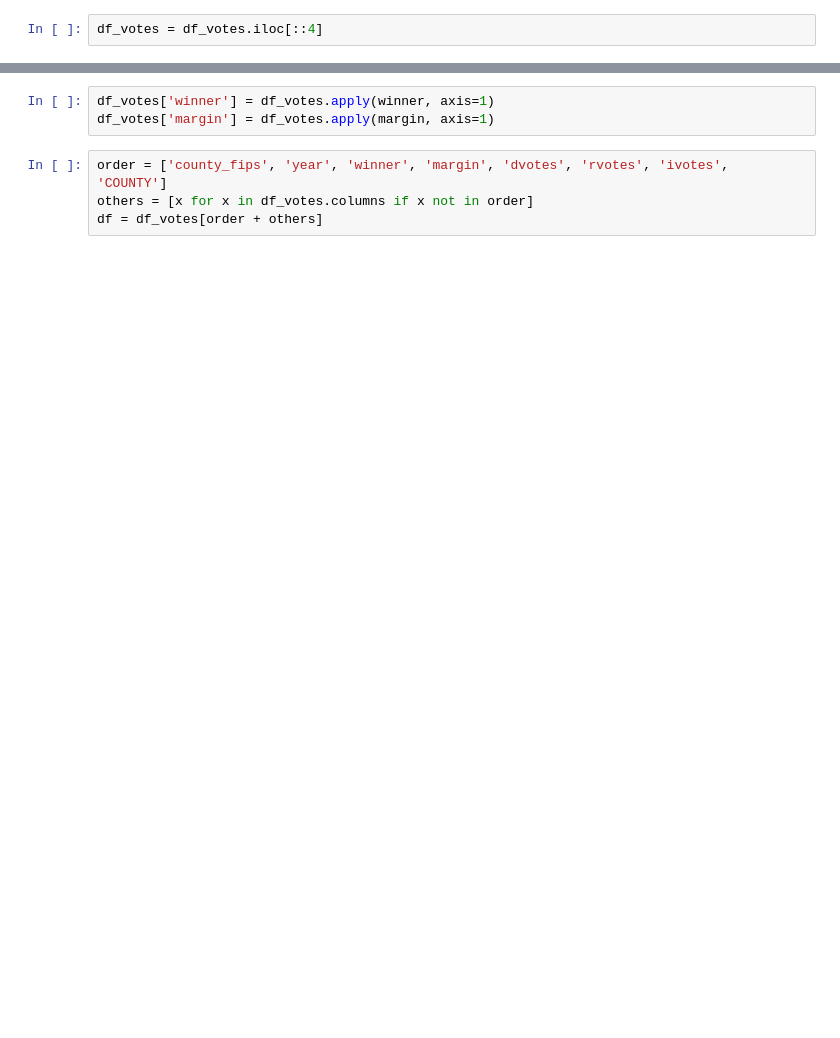
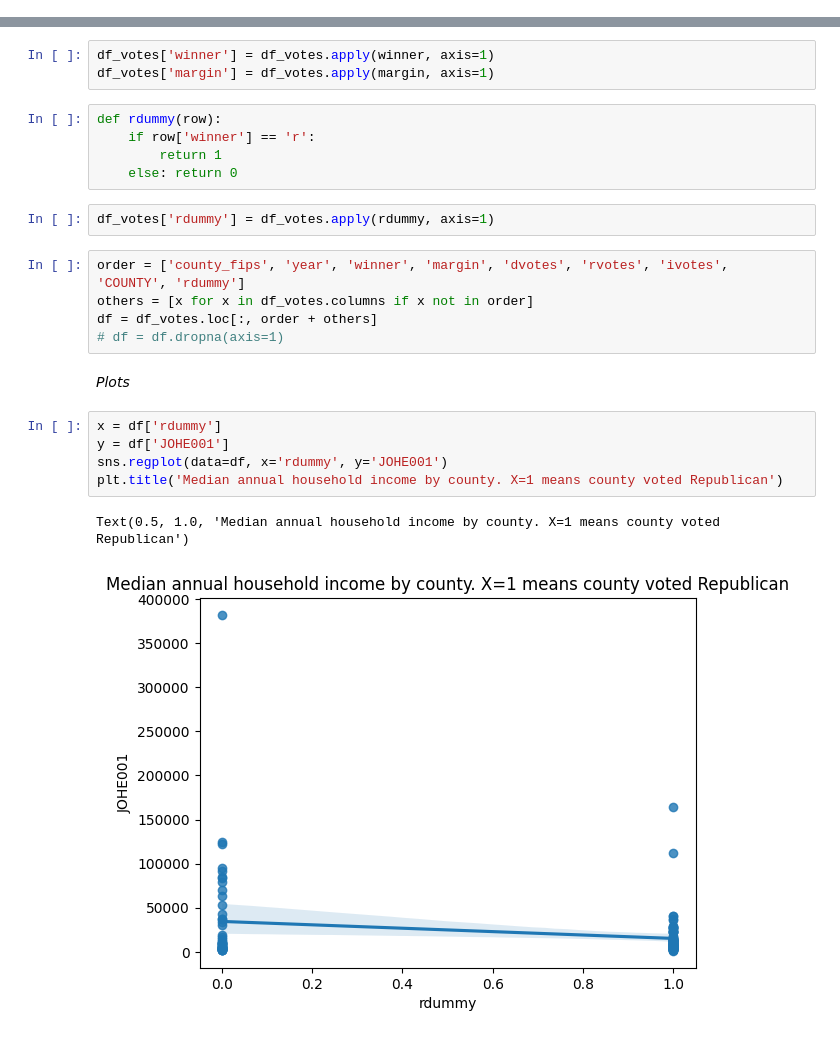
Before and after one commit to Hep7vv/DS3001-Final-Project, a Jupyter notebook: eda.ipynb, the cells around one changed output, grey strips where cells are left out. Saved outputs shown, nothing was run; the diff lists cells and outputs as text; blank space fills up the shorter version.

```diff
--- a/eda.ipynb
+++ b/eda.ipynb
@@ -85,2 +71,0 @@ df_votes = pd.merge(df_votes, stacked_r, on=['county_fips', 'year'], how='inner'
-# %%
-df_votes = df_votes.iloc[::4]
@@ -87,7 +78,25 @@ df_votes = df_votes.iloc[::4]
 # %%
 df_votes['winner'] = df_votes.apply(winner, axis=1)
 df_votes['margin'] = df_votes.apply(margin, axis=1)
+# %%
+def rdummy(row):
+    if row['winner'] == 'r':
+        return 1
+    else: return 0
+# %%
+df_votes['rdummy'] = df_votes.apply(rdummy, axis=1)
 # %%
-order = ['county_fips', 'year', 'winner', 'margin', 'dvotes', 'rvotes', 'ivotes', 'COUNTY']
+order = ['county_fips', 'year', 'winner', 'margin', 'dvotes', 'rvotes', 'ivotes', 'COUNTY', 'rdummy']
 others = [x for x in df_votes.columns if x not in order]
-df = df_votes[order + others]
+df = df_votes.loc[:, order + others]
+# df = df.dropna(axis=1)
+# %% [markdown]
+*Plots*
+# %%
+x = df['rdummy']
+y = df['JOHE001']
+sns.regplot(data=df, x='rdummy', y='JOHE001')
+plt.title('Median annual household income by county. X=1 means county voted Republican')
+# %% [output]
+Text(0.5, 1.0, 'Median annual household income by county. X=1 means county voted Republican')
+[figure, added]
```
Also changed, not shown: parts of 7 cells of this notebook, 41 other files.
